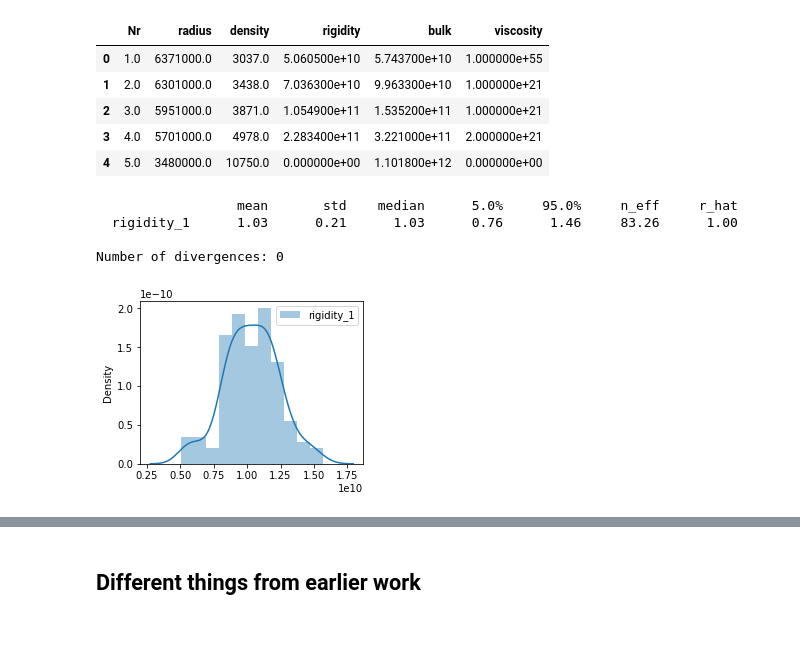
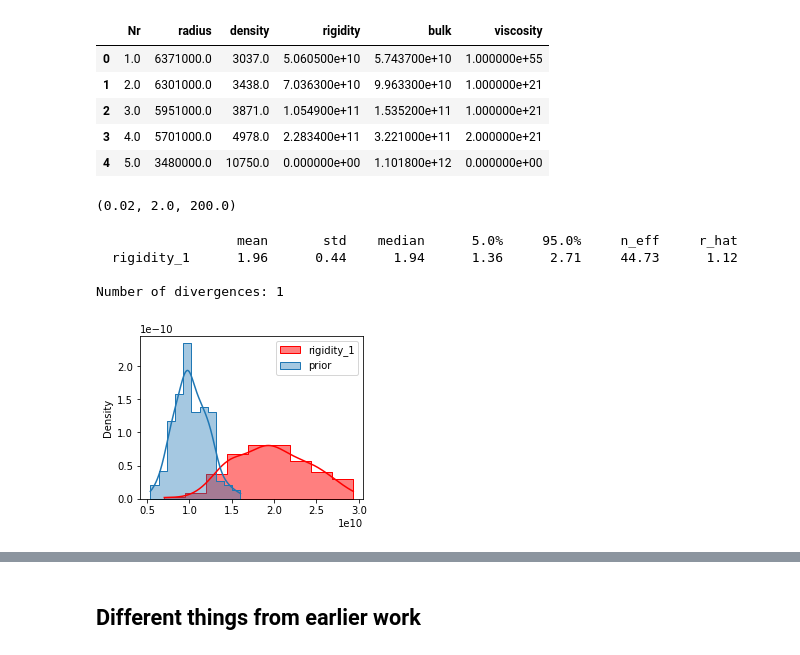
Before and after one commit to eyhl/premis, a Jupyter notebook: notebooks/pyro_model.ipynb, the cells around one changed output, grey strips where cells are left out. Saved outputs shown, nothing was run; the diff lists cells and outputs as text; code cells hidden in the pictures.

```diff
--- a/notebooks/pyro_model.ipynb
+++ b/notebooks/pyro_model.ipynb
@@ -60,11 +68,18 @@ df_em
+# %%
+2e-2, 2e0, 2e2
+# %% [output]
+(0.02, 2.0, 200.0)
 # %%
 def model(height, obs=None, df_em=None):
     sigma_w = 1 #pyro.sample("sigma", dist.HalfCauchy(0.1))
 
     # rigidity layer 1
-    # rigidity_dist_1 = IntervalFoldedDistribution(dist.Normal(1e10, 5e8), lower=5e9, upper=5e10)
-    rigidity_dist_1 = dist.Normal(1, 0.2)
+    loc, scale = 2, 0.5
+    rigidity_dist_1 = IntervalFoldedDistribution(dist.Normal(loc, scale), lower=loc * 1e-2, upper=loc * 1e2)
     rigidity_1 = 1e10 * pyro.sample("rigidity_1", rigidity_dist_1)
+
+    # if torch.any(rigidity_1[rigidity_1 < 1e8]):
+    #     rigidity_1 = 1e10 * pyro.sample("rigidity_1", dist.Uniform(1e9, 1e11))
 
     # rigidity layer 2
     # rigidity_dist_2 = dist.Normal(1, 0.2)
@@ -94,16 +109,21 @@ mcmc.run(X_train, y_train, df_em)
 mcmc.summary()
 # %% [output]
                   mean       std    median      5.0%     95.0%     n_eff     r_hat
-  rigidity_1      1.03      0.21      1.03      0.76      1.46     83.26      1.00
+  rigidity_1      1.96      0.44      1.94      1.36      2.71     44.73      1.12
 
-Number of divergences: 0
+Number of divergences: 1
 # %%
 samples = {k: v for k, v in mcmc.get_samples().items()}
 nodes = ["rigidity_1"]
+
+rigidity_dist_prior = dist.Normal(torch.ones(150), 0.2)
+rigidity_prior = 1e10 * pyro.sample("rigidity_prior", rigidity_dist_prior)
+
 for node in nodes:
     plt.figure(figsize=(4,3))
-    sns.distplot(samples[node]*1e10, label=node)
+    sns.histplot(samples[node]*1e10, label=node, kde=True, stat='density', element="step", color="red")
+    sns.histplot(rigidity_prior, label="prior", kde=True, stat='density', element="step", alpha=0.4)
     plt.legend()
     plt.show()
 # %% [output]
-[figure, old version]
+[figure, new version]
```
Also changed, not shown: parts of 2 cells of this notebook.
